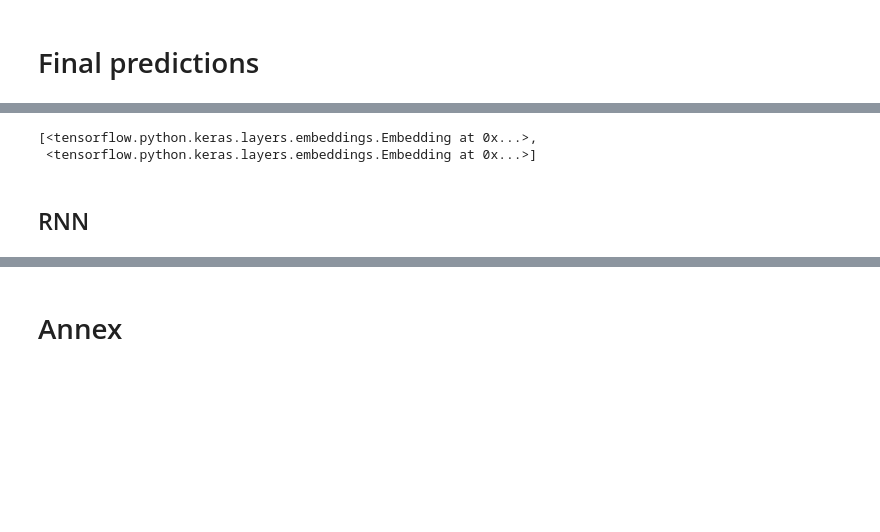
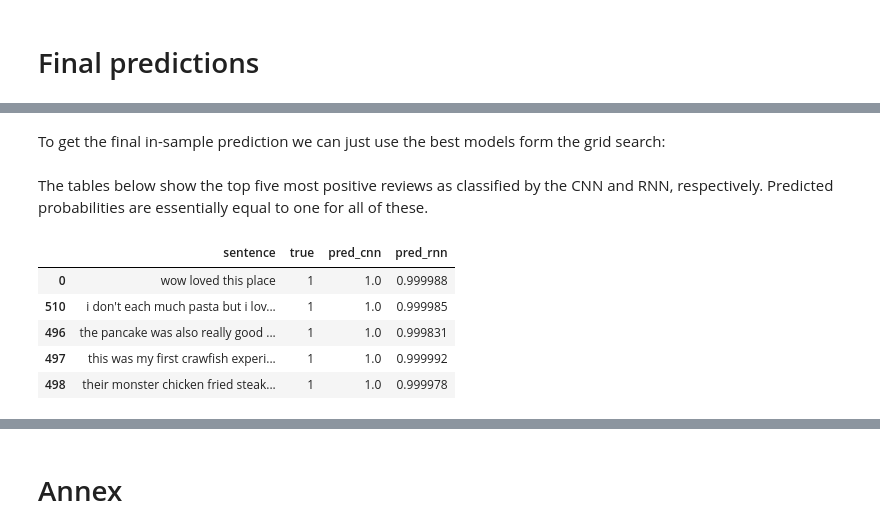
Before and after one commit to pat-alt/neuralNets, a Jupyter notebook: notebook.ipynb, the cells around one changed output, grey strips where cells are left out. Drawn from its saved outputs; the diff is of its cells as text; code cells hidden in the pictures; blank space fills up the shorter version.

```diff
--- a/notebook.ipynb
+++ b/notebook.ipynb
@@ -820,7 +916,23 @@ emb
-# %%
-embedding_layers
-# %% [output]
-[<tensorflow.python.keras.layers.embeddings.Embedding at 0x...>,
- <tensorflow.python.keras.layers.embeddings.Embedding at 0x...>]
-# %% [markdown]
-## RNN
+# %% [markdown]
+To get the final in-sample prediction we can just use the best models form the grid search:
+# %%
+predicted_cnn = best_cnn.predict(x)
+predicted_rnn = best_rnn.predict(x)
+predicted = pd.DataFrame({
+    "sentence": texts,
+    "true": dt.labels,
+    "pred_cnn": predicted_cnn.flatten(),
+    "pred_rnn": predicted_rnn.flatten()
+})
+predicted.to_csv("predictions.csv")
+# %% [markdown]
+The tables below show the top five most positive reviews as classified by the CNN and RNN, respectively. Predicted probabilities are essentially equal to one for all of these.
+# %%
+predicted.sort_values(by="pred_cnn", ascending=False).head()
+# %% [output]
+|  | sentence | true | pred_cnn | pred_rnn |
+| 0 | wow loved this place | 1 | 1.0 | 0.999988 |
+| 510 | i don't each much pasta but i lov... | 1 | 1.0 | 0.999985 |
+| 496 | the pancake was also really good ... | 1 | 1.0 | 0.999831 |
+| 497 | this was my first crawfish experi... | 1 | 1.0 | 0.999992 |
+| 498 | their monster chicken fried steak... | 1 | 1.0 | 0.999978 |
```
Also changed, not shown: parts of 29 cells of this notebook, 11 other files.
